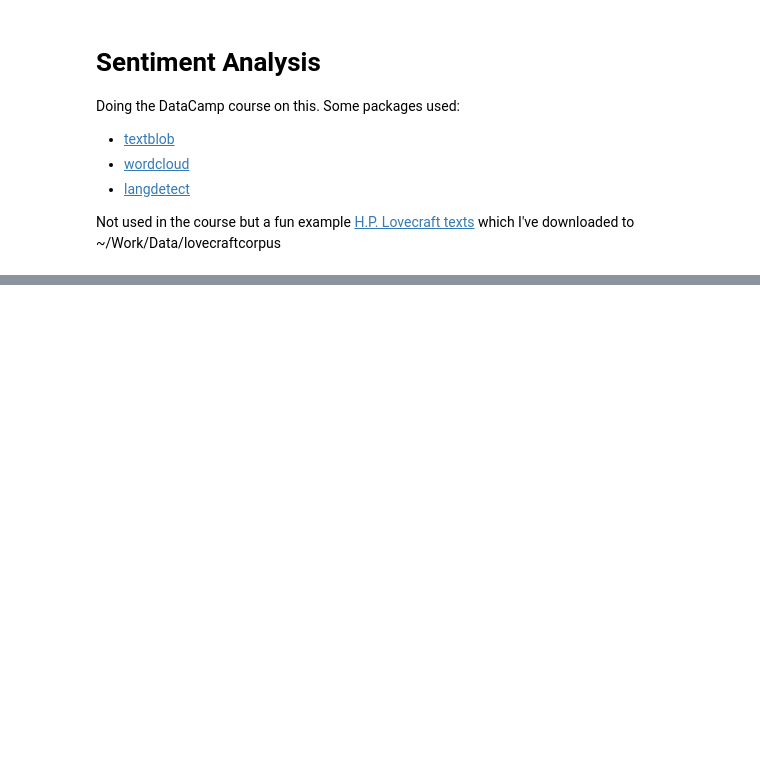
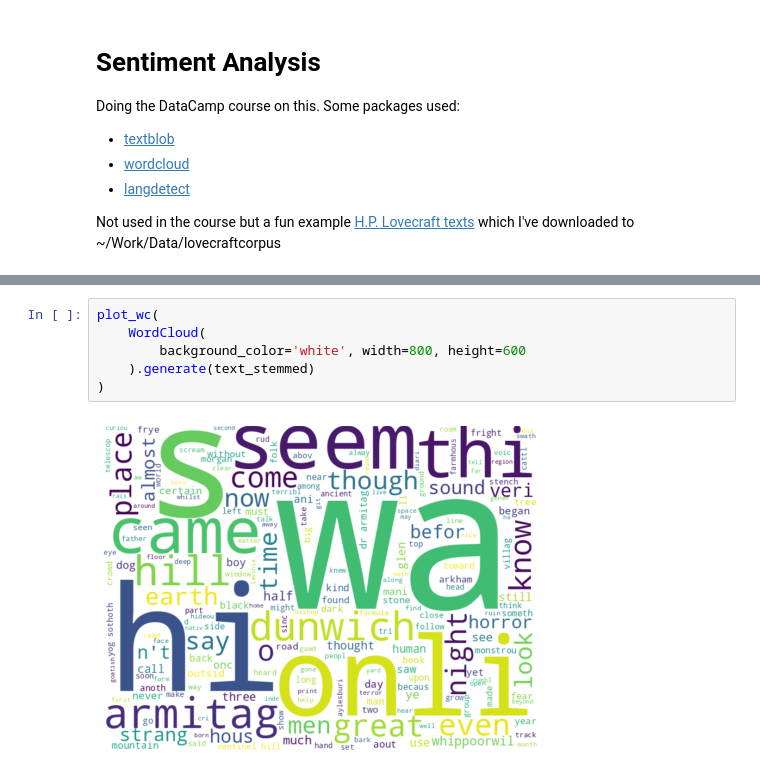
Before and after one commit to mattmcd/PyBayes, a Jupyter notebook: scripts/journal_20220922.ipynb, the cells around one changed output, grey strips where cells are left out. Drawn from its saved outputs; the diff is of its cells as text; blank space fills up the shorter version.

```diff
--- a/scripts/journal_20220922.ipynb
+++ b/scripts/journal_20220922.ipynb
@@ -84,0 +124,8 @@ plt.show()
+# %%
+plot_wc(
+    WordCloud(
+        background_color='white', width=800, height=600
+    ).generate(text_stemmed)
+)
+# %% [output]
+[figure, added]
```
Also changed, not shown: parts of 11 cells of this notebook.
